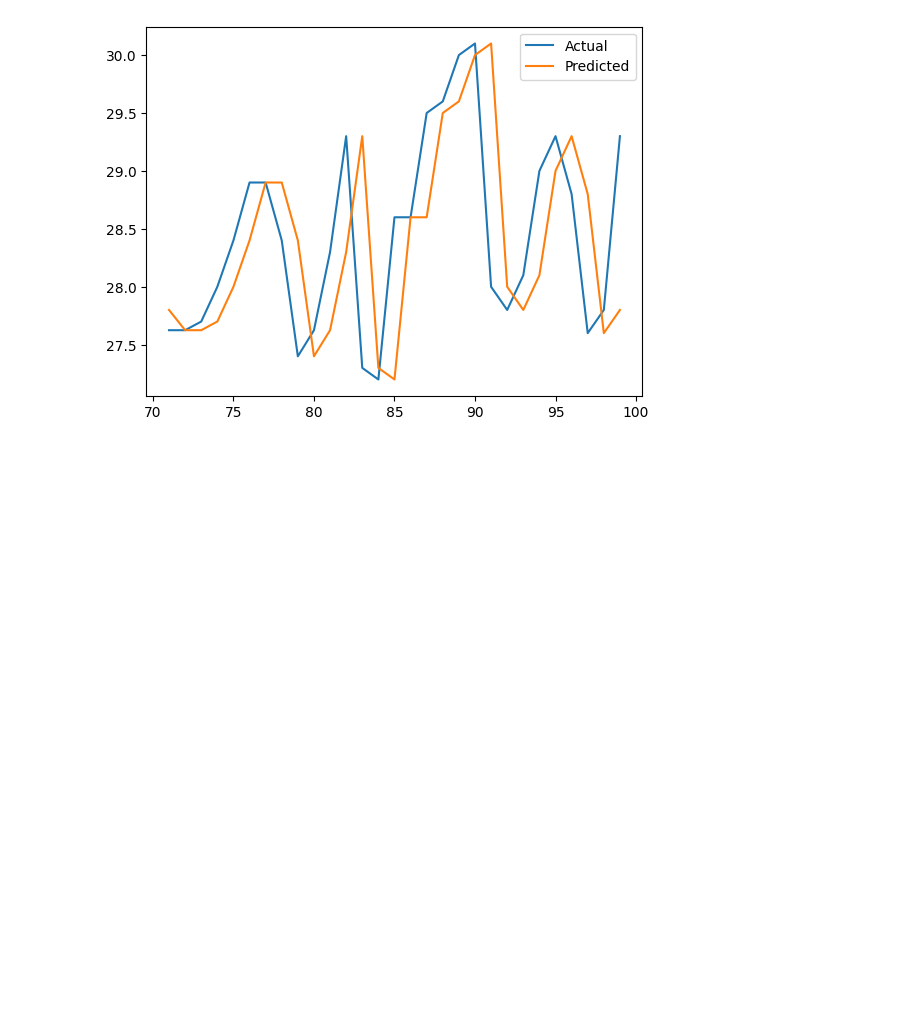
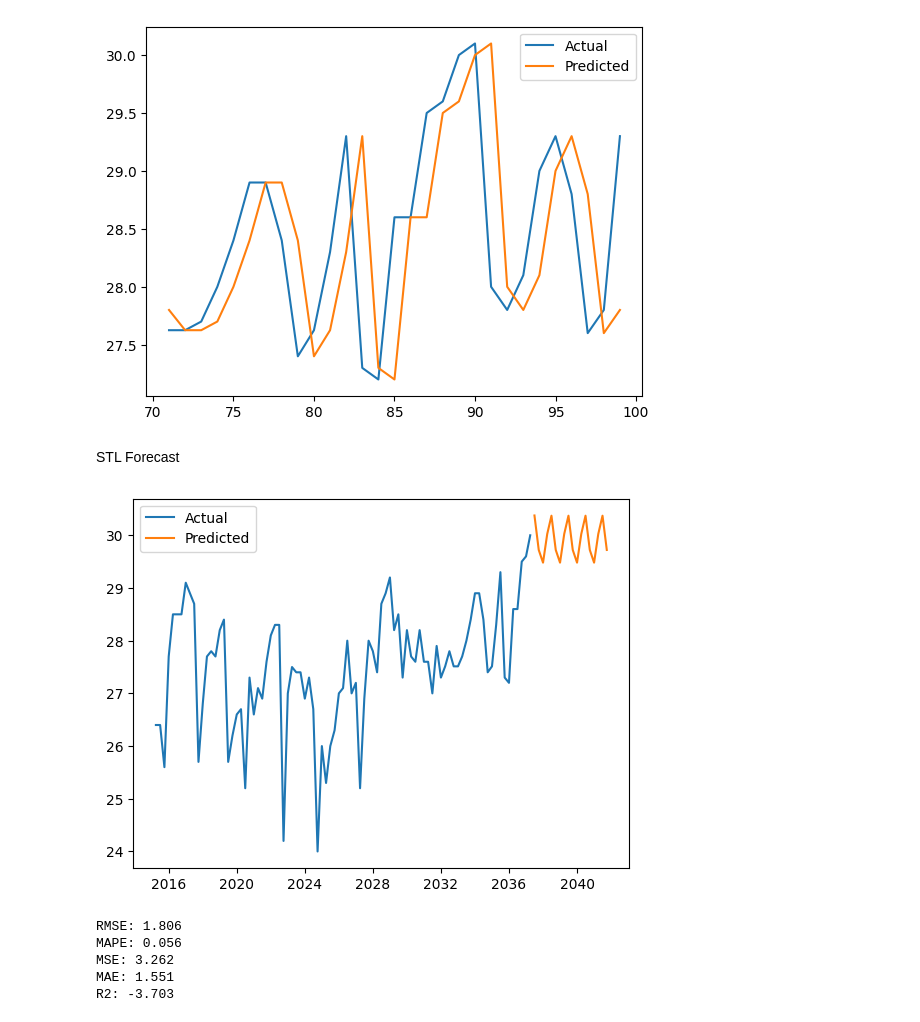
Before and after one commit to TioHalu/Forest_Fire_Prediction_Colab, a Jupyter notebook: STL.ipynb, the cells around one changed output. Cells and saved outputs as stored; diff of their text form; code cells hidden in the pictures; blank space fills up the shorter version.

Commit message:
Create model forecasts for STL

```diff
--- a/STL.ipynb
+++ b/STL.ipynb
@@ -98,3 +98,5 @@ MAPE: 0.021
 MAE: 0.588
 R2: -0.019
 [figure]
+# %% [markdown]
+STL Forecast
@@ -100,0 +115,55 @@ R2: -0.019
+# %%
+from statsmodels.tsa.api import STLForecast
+from statsmodels.tsa.arima.model import ARIMA
+
+data=pd.read_csv('/content/drive/MyDrive/TA/dataset/Jakut.csv')
+data  = data.rename(columns={'Tanggal':'Date','Tavg':'Temperature','RH_avg':'Humidity','ff_avg':'Wind','RR':'Rainfall'})
+data = data[1:90]
+data = data[['Date','Temperature']]
+data = data.replace('',math.nan)
+data = data.replace(8888.0,math.nan)
+data = data.replace(0.0,math.nan)
+data = data.fillna(data.mean(numeric_only=True))
+data = pd.DataFrame(data)
+
+date = data['Date']
+base_date = date[1]
+temp = data['Temperature']
+
+#split data for training and test
+train_size = int(len(temp) * 0.80)
+train_data, test_data = temp[0:train_size], temp[train_size:len(temp)]
+
+#set date.index freq info
+data.index = pd.date_range(base_date, periods=date.shape[0], freq="QS")
+
+#create forecasts model
+stlf = STLForecast(data['Temperature'], ARIMA, model_kwargs={"order": (2, 1, 0)})
+res = stlf.fit()
+forecasts = res.forecast(18)
+
+#flot forecasts
+plt.plot(data['Temperature'])
+plt.plot(forecasts)
+plt.legend(['Actual','Predicted'])
+plt.show()
+
+#calculate Error
+rmse = np.sqrt(mean_squared_error(test_data, forecasts))
+mape = mean_absolute_percentage_error(test_data, forecasts)
+mse = mean_squared_error(test_data, forecasts)
+mae = mean_absolute_error(test_data, forecasts)
+r2 = r2_score(test_data, forecasts)
+
+print('RMSE: %.3f' % rmse)
+print('MAPE: %.3f' % mape)
+print('MSE: %.3f' % mse)
+print('MAE: %.3f' % mae)
+print('R2: %.3f' % r2)
+# %% [output]
+[figure, added]
+RMSE: 1.806
+MAPE: 0.056
+MSE: 3.262
+MAE: 1.551
+R2: -3.703
```
Also changed, not shown: parts of 1 cell of this notebook.
